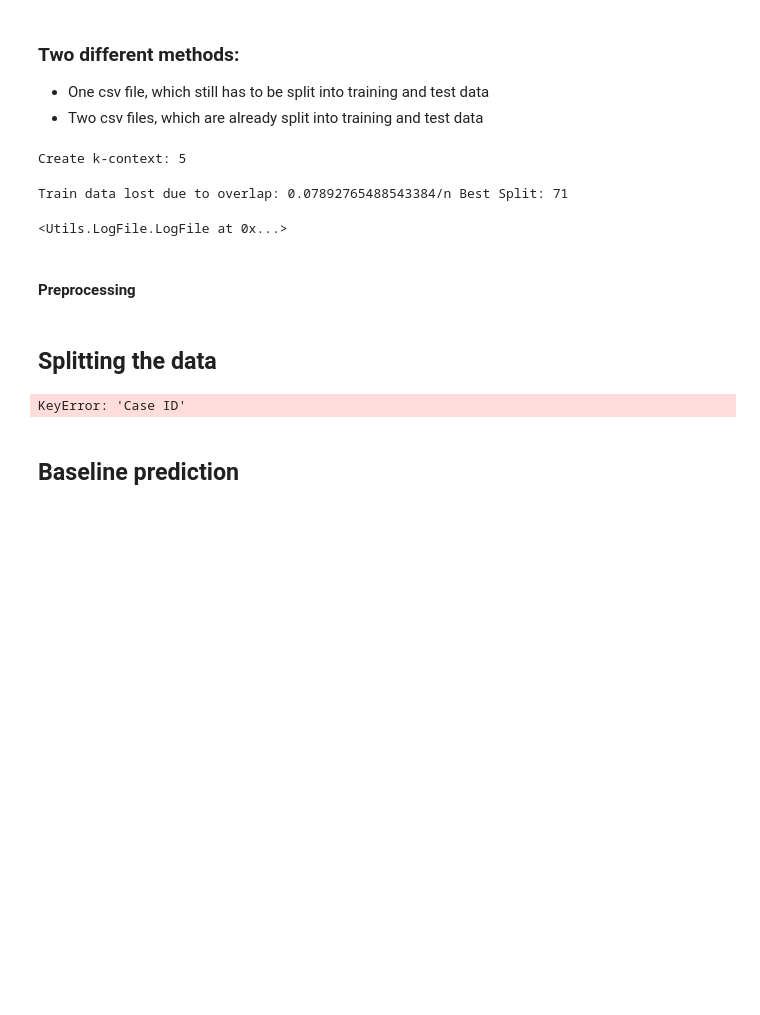
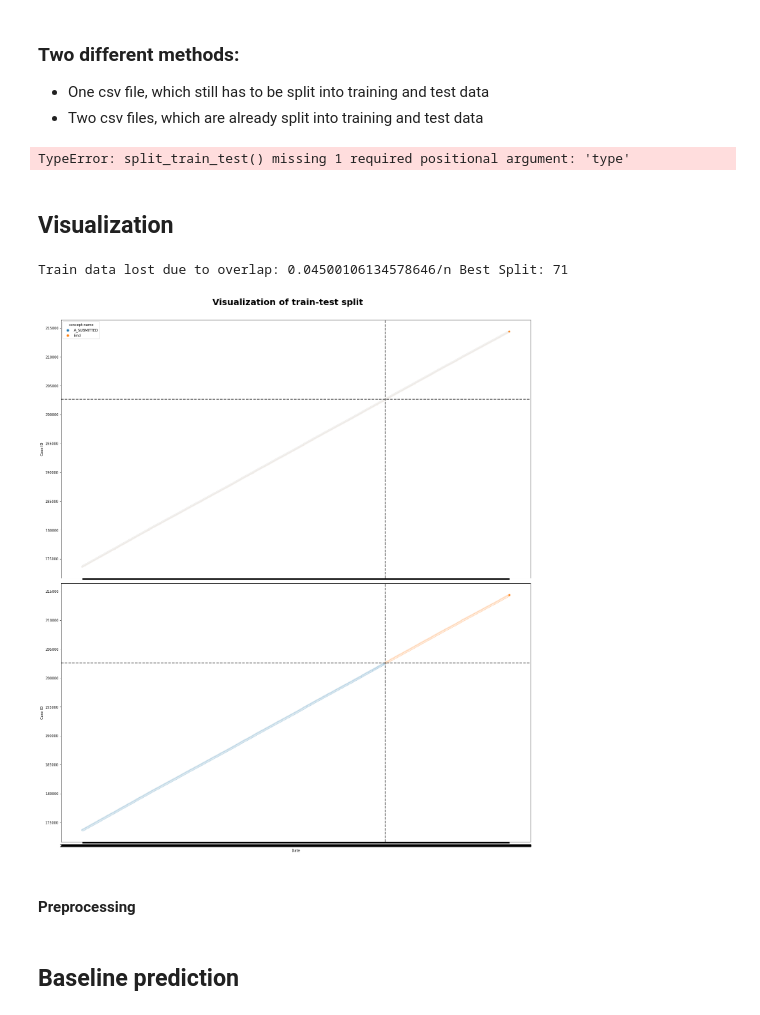
Before and after one commit to daangouw/Process-Mining, a Jupyter notebook: Deliv_Notebook.ipynb, the cells around one changed output. Drawn from its saved outputs; the diff is of its cells as text; code cells hidden in the pictures; blank space fills up the shorter version.

```diff
--- a/Deliv_Notebook.ipynb
+++ b/Deliv_Notebook.ipynb
@@ -31,10 +38,8 @@ case_attr = "Case ID"
 act_attr = "concept:name"
 time_attr = "Complete Timestamp"
 path = "data/BPI_Challenge_2012_end.csv"
+time_format = '%Y-%m-%d %H:%M:%S.%f'
 # %%
+
 logfile = LogFile(path, ",", 0, None, time_attr=time_attr, trace_attr=case_attr,
-                   activity_attr=act_attr, convert=False, k=5)
-logfile.int_convert()
-logfile.create_k_context()
+                   activity_attr=act_attr, time_format=time_format, convert=False, k=3)
-# %% [output]
-Create k-context: 5
@@ -41,8 +52,40 @@ Create k-context: 5
 # %%
-train_log, test_log = logfile.split_train_test(range(65, 75))
+train_log, test_log = logfile.split_train_test(range(67, 73))
 # %% [output]
-Train data lost due to overlap: 0.07892765488543384/n Best Split: 71
+TypeError: split_train_test() missing 1 required positional argument: 'type'
-<Utils.LogFile.LogFile at 0x...>
+# %% [markdown]
+## Visualization
+# %%
+split_log = logfile.create_split_df()
+split_train, split_test = split_log.split_train_test(range(67, 73), type='LSTM')
+# %% [output]
+Train data lost due to overlap: 0.04500106134578646/n Best Split: 71
+# %%
+split_date = split_train.data['Complete Timestamp'].max()
+split_case = split_train.data['Case ID'].max()
+# %%
+fig, ax = plt.subplots(nrows=2, sharex=True, figsize=(20, 22))
+
+sns.scatterplot(data=split_log.data, x=split_log.time, y=split_log.trace, hue=split_log.activity, ax=ax[0])
+sns.scatterplot(data=split_train.data, x=split_log.time, y=split_log.trace, ax=ax[1])
+sns.scatterplot(data=split_test.data, x=split_log.time, y=split_log.trace, ax=ax[1])
+
+fig.suptitle('Visualization of train-test split', size=25, weight='bold', y=1.01)
+fig.tight_layout()
+
+ax[0].set_xlabel('')
+ax[0].set_ylabel('Case ID')
+ax[1].set_xlabel('Date')
+ax[1].set_ylabel('Case ID')
+
+ax[0].axvline(x=split_date, color = '#404040', linestyle='--', linewidth=2)
+ax[0].axhline(y=split_case, color = '#404040', linestyle='--', linewidth=2)
+ax[1].axvline(x=split_date, color = '#404040', linestyle='--', linewidth=2)
+ax[1].axhline(y=split_case, color = '#404040', linestyle='--', linewidth=2)
+
+plt.show()
+# %% [output]
+[figure, added]
 # %% [markdown]
 #### Preprocessing
 # %%
@@ -60,5 +103,3 @@ def pca_transform(df_train, df_test):
     df_test_transform = pca.transform(df_test_transform)
 
     return df_train_transform, df_test_transform
-# %% [markdown]
-## Splitting the data
@@ -92,5 +106 @@ def split_train_test(path, split_interval):
-# %%
-train, test = split_train_test('data/BPI_2012_Converted.csv', range(67, 73))
-# %% [output]
-KeyError: 'Case ID'
 # %%
```
Also changed, not shown: parts of 23 cells of this notebook, 2 other files.
